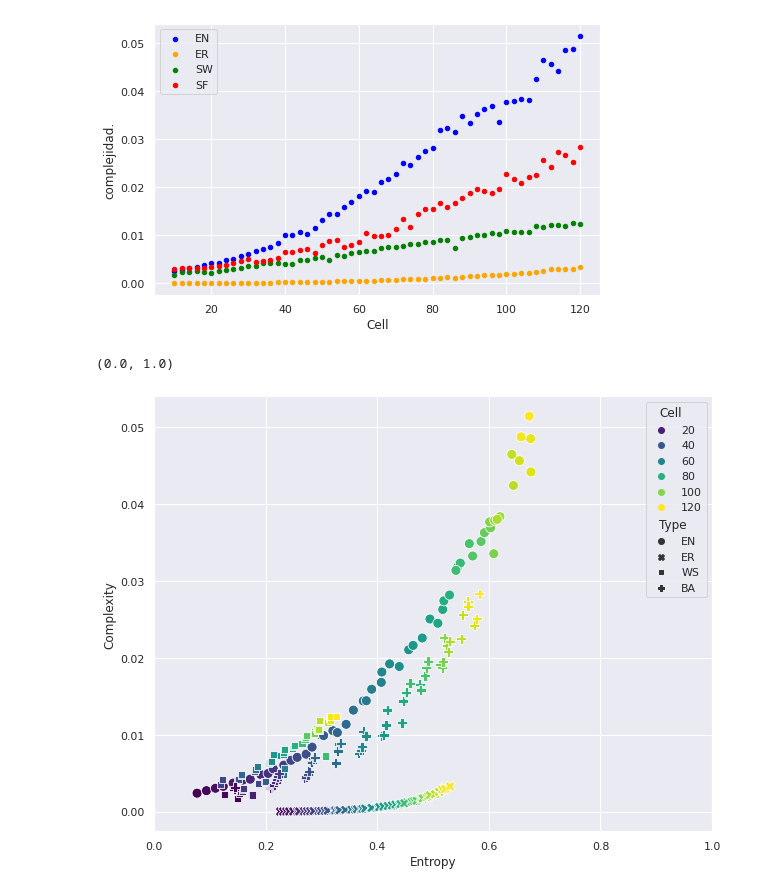
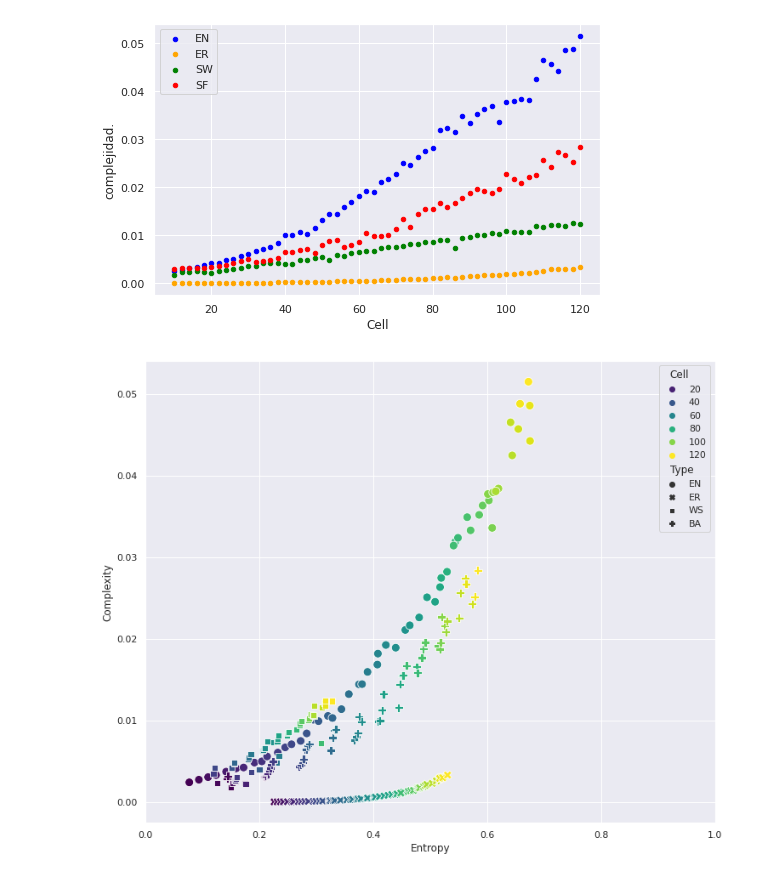
Before and after one commit to daniel-leon/redessismos, a Jupyter notebook: CatalogAnalysis.ipynb, the cells around one changed output. Drawn from its saved outputs; the diff is of its cells as text; code cells hidden in the pictures.

```diff
--- a/CatalogAnalysis.ipynb
+++ b/CatalogAnalysis.ipynb
@@ -274,8 +273,18 @@ Wall time: 11.6 s
 # %%
 xticks = pd.date_range(datetime.datetime(1973,1,1), datetime.datetime(2023,10,1), freq='2YS')
 for nev in [10,50,100]:
-    dfvecresultados[dfvecresultados["neventos"]==nev].plot(x="tiempo",y="dtdias",title="Day lapse for seismicity ("+str(nev)+" events) vs. time",figsize=(12,8),rot=90,xticks=xticks)
-    dfvecresultados[dfvecresultados["neventos"]==nev].plot(x="tiempo",y="sismicidadlog",title="log(seismicity) ("+str(nev)+" events) vs. time",figsize=(12,8),rot=90,xticks=xticks)
+    fig = plt.figure(figsize=(12,8))
+    ax = fig.gca()
+    dfvecresultados[dfvecresultados["neventos"]==nev].plot(x="tiempo",y="dtdias",figsize=(12,8),rot=90,xticks=xticks)
+    plt.title("Day lapse for seismicity ("+str(nev)+" events) vs. time",fontsize=18)
+    plt.savefig("dtdias-events-"+str(nev)+".png")
+
+    fig = plt.figure(figsize=(12,8))
+    ax = fig.gca()
+    dfvecresultados[dfvecresultados["neventos"]==nev].plot(x="tiempo",y="sismicidadlog",figsize=(12,8),rot=90,xticks=xticks)
+    plt.title("log(seismicity) ("+str(nev)+" events) vs. time",fontsize=18)
+    plt.savefig("sismicidadlog-events-"+str(nev)+".png")
+
 
 
 #catalogo.plot(x="time",y="energia",title="Earthquake Energy vs. time",figsize=(12,8),rot=90,xticks=xticks)
@@ -587,8 +592,8 @@ Se cargan datos anteriormente generados
 # %%
 import json
 
-dfdatosprof=pd.read_csv("datos-redes-profundidad-catalogocompleto-new.csv")
-dftcelsall=pd.read_csv("datosceldasredessismos.csv")
+dfdatosprof=pd.read_csv("https://raw.githubusercontent.com/daniel-leon/redessismos/main/datos-redes-profundidad-catalogocompleto-new.csv")
+dftcelsall=pd.read_csv("https://raw.githubusercontent.com/daniel-leon/redessismos/main/datosceldasredessismos.csv")
 # %%
 distribuciones=[]
 for d in dfdatosprof["disgrado"]:
@@ -767,10 +825,10 @@ dfdivergenciaskl.to_csv("divergenciaskl-catalogo-completo-new.csv")
 # %% [markdown]
 Carga datos ya calculados antes
 # %%
-dflosdatos=pd.read_csv("datos-smallworldness-red-completa-new.csv")
-dfdivergencias=pd.read_csv("divergencias-catalogo-completo-new.csv")
-dfwork=pd.read_csv("datos-redes-smallworldness-catalogo-completo-new.csv")
-dfdivergenciaskl=pd.read_csv("divergenciaskl-catalogo-completo-new.csv")
+dflosdatos=pd.read_csv("https://raw.githubusercontent.com/daniel-leon/redessismos/main/datos-smallworldness-red-completa-new.csv")
+dfdivergencias=pd.read_csv("https://raw.githubusercontent.com/daniel-leon/redessismos/main/divergencias-catalogo-completo-new.csv")
+dfwork=pd.read_csv("https://raw.githubusercontent.com/daniel-leon/redessismos/main/datos-redes-smallworldness-catalogo-completo-new.csv")
+dfdivergenciaskl=pd.read_csv("https://raw.githubusercontent.com/daniel-leon/redessismos/main/divergenciaskl-catalogo-completo-new.csv")
 # %%
 %%time
 #esto demora menos de un segundo.
@@ -1116,33 +1219,34 @@ Text(0, 0.5, 'complejidad.')
 dfdiv1=dfmeandivergencias[["tcel","cluster","path","ent","complejidad"]].assign(tipo="EN")
 dfdiv2=dfmeandivergencias[["tcel","cluERmean","patERmean","entERmean","compER"]].assign(tipo="ER")
 dfdiv3=dfmeandivergencias[["tcel","cluSWswmean","patSWswmean","entSWswmean","compSWsw"]].assign(tipo="WS")
 dfdiv5=dfmeandivergencias[["tcel","cluSFmean","patSFmean","entSFmean","compSF"]].assign(tipo="BA")
 
 columnas=["Cell","Clustering","PathLength","Entropy","Complexity","Type"]
 dfdiv1.columns=columnas
 dfdiv2.columns=columnas
 dfdiv3.columns=columnas
 dfdiv5.columns=columnas
 dfentscomps = pd.concat([dfdiv1, dfdiv2, dfdiv3, dfdiv5])
 
 
 
 
 
 
 
 
-sns.set(rc={"figure.figsize":(10, 8)})
+sns.set(rc={"figure.figsize":(12,10)})
 
 graf=sns.scatterplot(data=dfentscomps,
                 x='Entropy',
                y='Complexity',
                style='Type',
                hue='Cell',
                palette='viridis',
                 s=100
                )
 graf.set_xlim(0,1)
+
+plt.savefig("complejidadvsentropia.png")
 # %% [output]
-(0.0, 1.0)
-[figure, old version]
+[figure, new version]
```
Also changed, not shown: parts of 32 cells of this notebook.
